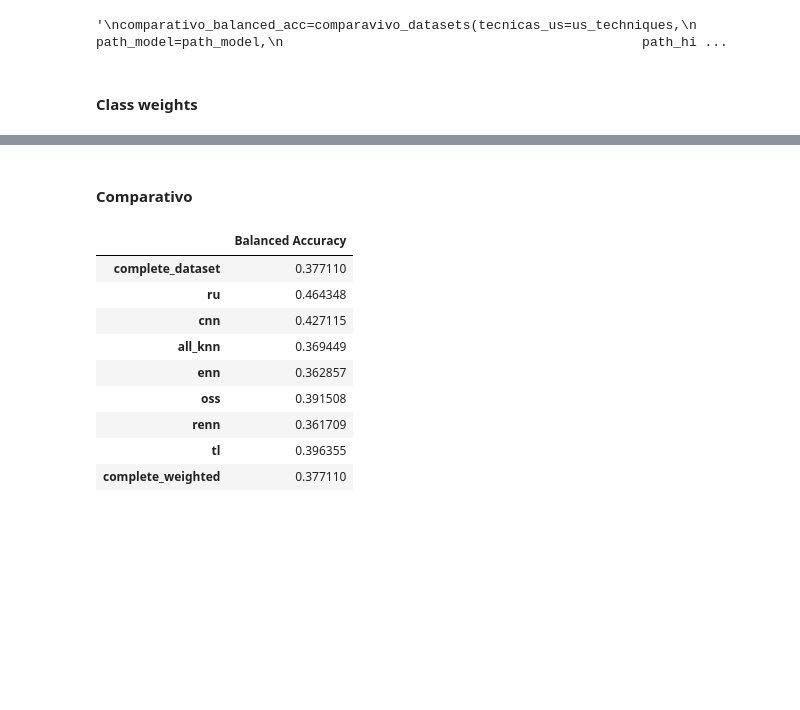
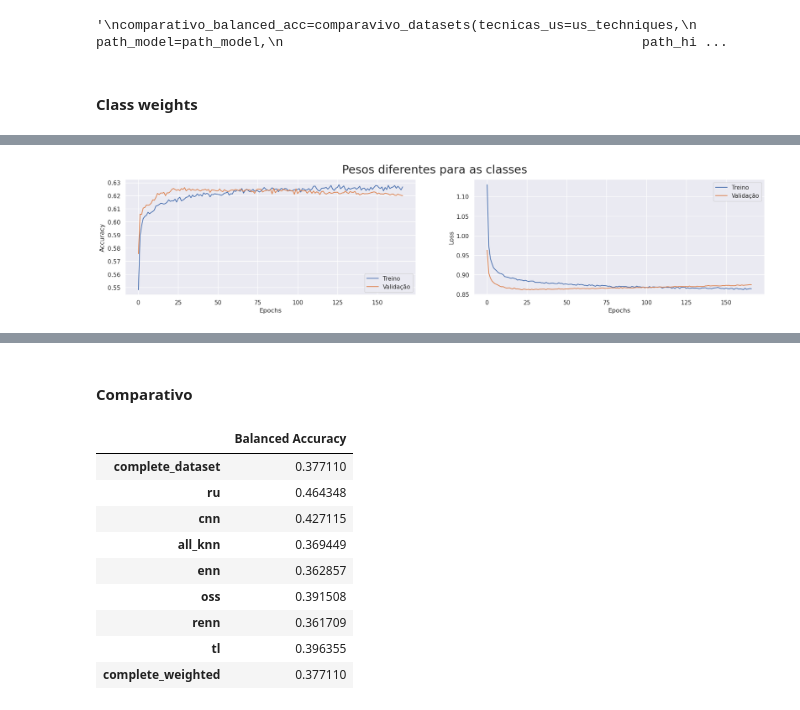
Before and after one commit to RodolfoPCruz/trip_advisor, a Jupyter notebook: trip_advisor.ipynb, the cells around one changed output, grey strips where cells are left out. Drawn from its saved outputs; the diff is of its cells as text; code cells hidden in the pictures; blank space fills up the shorter version.

```diff
--- a/trip_advisor.ipynb
+++ b/trip_advisor.ipynb
@@ -849,8 +849,7 @@ if stem_or_lemman=='stem':
 
     x_treino_stem              =np.load('../stem/x_treino_stem.npy')
     x_val_stem                 =np.load('../stem/x_val_stem.npy')
-    x_teste_stem               =np.load('.print('Número de palavras para comentários com nota 5: {}'.format(len(razao_nota5)))
-./stem/x_teste_stem.npy')
+    x_teste_stem               =np.load('../stem/x_teste_stem.npy')
 
 else:
     x_treino_lemman              =np.load('../lemman/x_treino_lemman.npy')
@@ -1556,14 +1546,12 @@ for nota in notas:
 path_model='../models/MLP_notas_complete_dataset_weighted.keras'
 path_history='../models/history_MLP_notas_complete_dataset_weighted.pkl'
 
+
+MLP_notas=criar_MLP([10,10],activation='sigmoid',input_shape=x_MLP_treino_numerico.shape[1:],
+                                   n_outputs=n_outpus_notas,name='MLP_notas',lr=lr,dropout_rate=0.3)
+
 earlystopping_cb=EarlyStopping(monitor='accuracy',patience=40,restore_best_weights=True) #Early stopping
 callback=[earlystopping_cb]
-
-train_model=True
-
-MLP_notas_complete_dataset_weighted,history_MLP_notas_complete_dataset_weighted=train_MLP(train=train_model,model=MLP_notas,save_model=True,
-                x_treino=x_MLP_treino_numerico,y_treino=y_treino_notas,
-                x_val=x_MLP_val_numerico,y_val=y_#Dados completosval_notas,callback=[callback],path_model=path_model,path_history=path_history,class_weights=class_weights)
 
 train_model=False
 
@@ -1590,0 +1579,4 @@ Epoch 174/200
+# %%
+plot_history(history_MLP_notas_complete_dataset_weighted,'Pesos diferentes para as classes')
+# %% [output]
+[figure, added]
```
Also changed, not shown: parts of 17 cells of this notebook.
